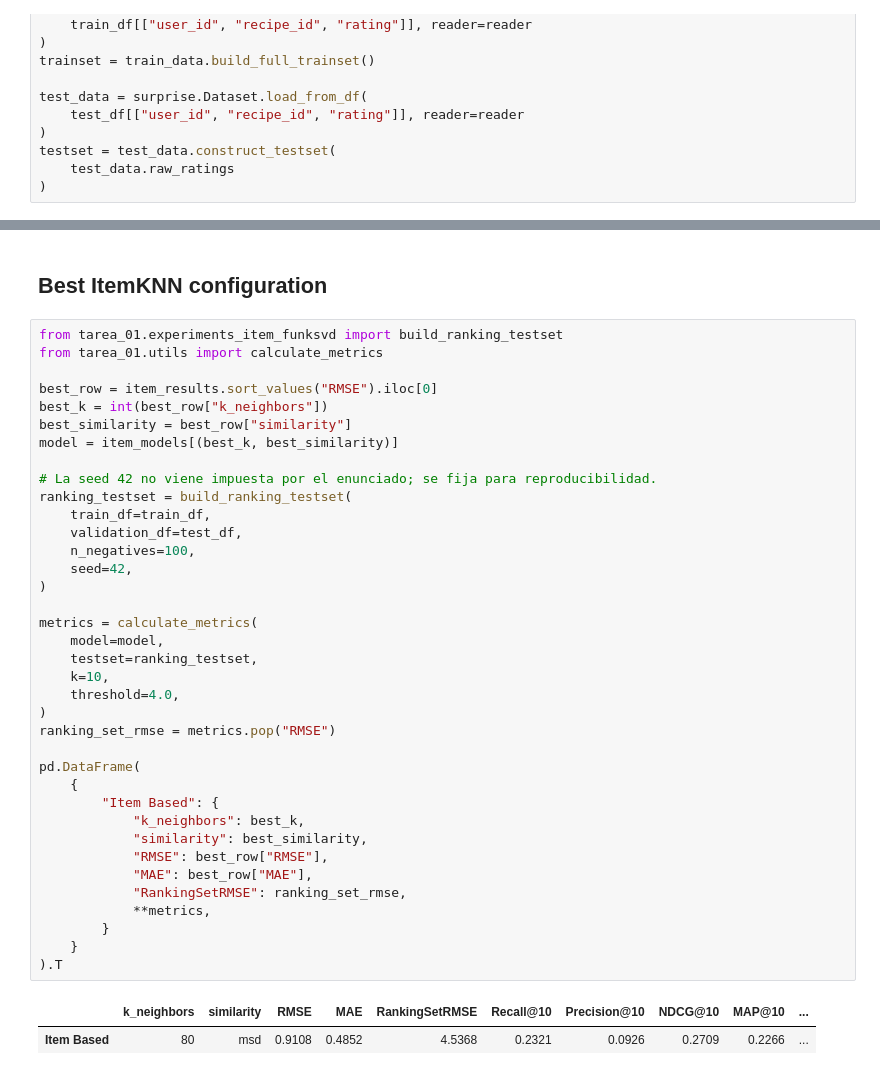
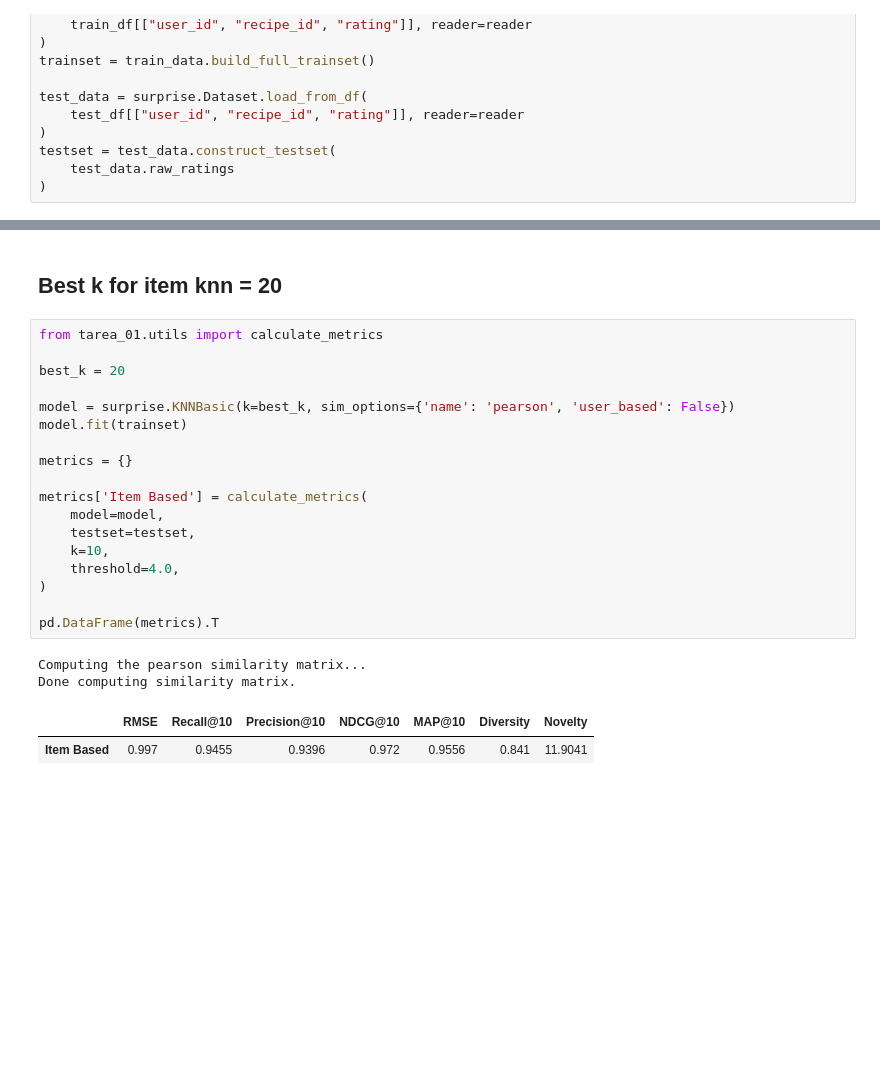
Before and after one commit to stgov/recsys_tareas, a Jupyter notebook: tarea_01/notebooks/item_based.ipynb, the cells around one changed output, grey strips where cells are left out. Saved outputs shown, nothing was run; the diff lists cells and outputs as text; blank space fills up the shorter version.

```diff
--- a/tarea_01/notebooks/item_based.ipynb
+++ b/tarea_01/notebooks/item_based.ipynb
@@ -103,42 +108,25 @@ plt.show()
 # %% [markdown]
-## Best ItemKNN configuration
+## Best k for item knn = 20
 # %%
-from tarea_01.experiments_item_funksvd import build_ranking_testset
 from tarea_01.utils import calculate_metrics
 
-best_row = item_results.sort_values("RMSE").iloc[0]
-best_k = int(best_row["k_neighbors"])
-best_similarity = best_row["similarity"]
-model = item_models[(best_k, best_similarity)]
+best_k = 20
 
-# La seed 42 no viene impuesta por el enunciado; se fija para reproducibilidad.
-ranking_testset = build_ranking_testset(
-    train_df=train_df,
-    validation_df=test_df,
-    n_negatives=100,
-    seed=42,
-)
+model = surprise.KNNBasic(k=best_k, sim_options={'name': 'pearson', 'user_based': False})
+model.fit(trainset)
 
-metrics = calculate_metrics(
+metrics = {}
+
+metrics['Item Based'] = calculate_metrics(
     model=model,
-    testset=ranking_testset,
+    testset=testset,
     k=10,
     threshold=4.0,
 )
-ranking_set_rmse = metrics.pop("RMSE")
 
-pd.DataFrame(
-    {
-        "Item Based": {
-            "k_neighbors": best_k,
-            "similarity": best_similarity,
-            "RMSE": best_row["RMSE"],
-            "MAE": best_row["MAE"],
-            "RankingSetRMSE": ranking_set_rmse,
-            **metrics,
-        }
-    }
-).T
+pd.DataFrame(metrics).T
 # %% [output]
+Computing the pearson similarity matrix...
+Done computing similarity matrix.
-|  | k_neighbors | similarity | RMSE | MAE | RankingSetRMSE | Recall@10 | Precision@10 | NDCG@10 | MAP@10 | ... |
-| Item Based | 80 | msd | 0.9108 | 0.4852 | 4.5368 | 0.2321 | 0.0926 | 0.2709 | 0.2266 | ... |
+|  | RMSE | Recall@10 | Precision@10 | NDCG@10 | MAP@10 | Diversity | Novelty |
+| Item Based | 0.997 | 0.9455 | 0.9396 | 0.972 | 0.9556 | 0.841 | 11.9041 |
```
Also changed, not shown: parts of 3 cells of this notebook, 4 other files.
